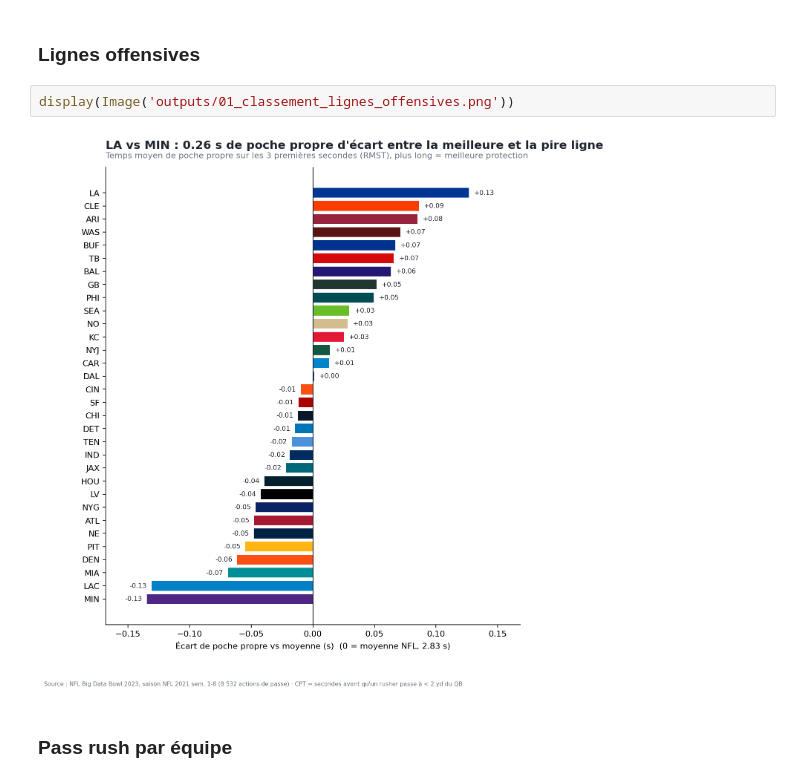
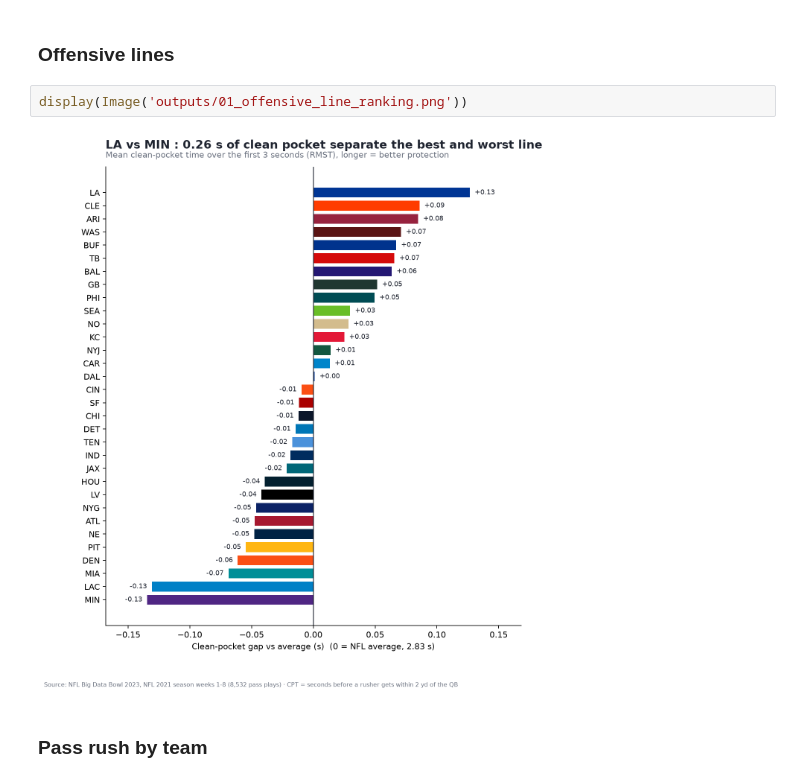
Before and after one commit to EvansRamin/NFL_Big_Data_Bowl, a Jupyter notebook: notebooks/analysis.ipynb, the cells around one changed output. Saved outputs shown, nothing was run; the diff lists cells and outputs as text.

```diff
--- a/notebooks/analysis.ipynb
+++ b/notebooks/analysis.ipynb
@@ -81,12 +81,12 @@ viz.make_all(t, tab, duels)
  first_blocker_pos                       HB
  rush_grp                                 5
  Name: 6929, dtype: object}
-# %% [markdown]
-### Lignes offensives
+# %% [markdown]
+### Offensive lines
 # %%
-display(Image('outputs/01_classement_lignes_offensives.png'))
+display(Image('outputs/01_offensive_line_ranking.png'))
 # %% [output]
-[figure, old version]
+[figure, new version]
 # %% [markdown]
-### Pass rush par équipe
+### Pass rush by team
 # %%
```
Also changed, not shown: parts of 27 cells of this notebook, 39 other files.
